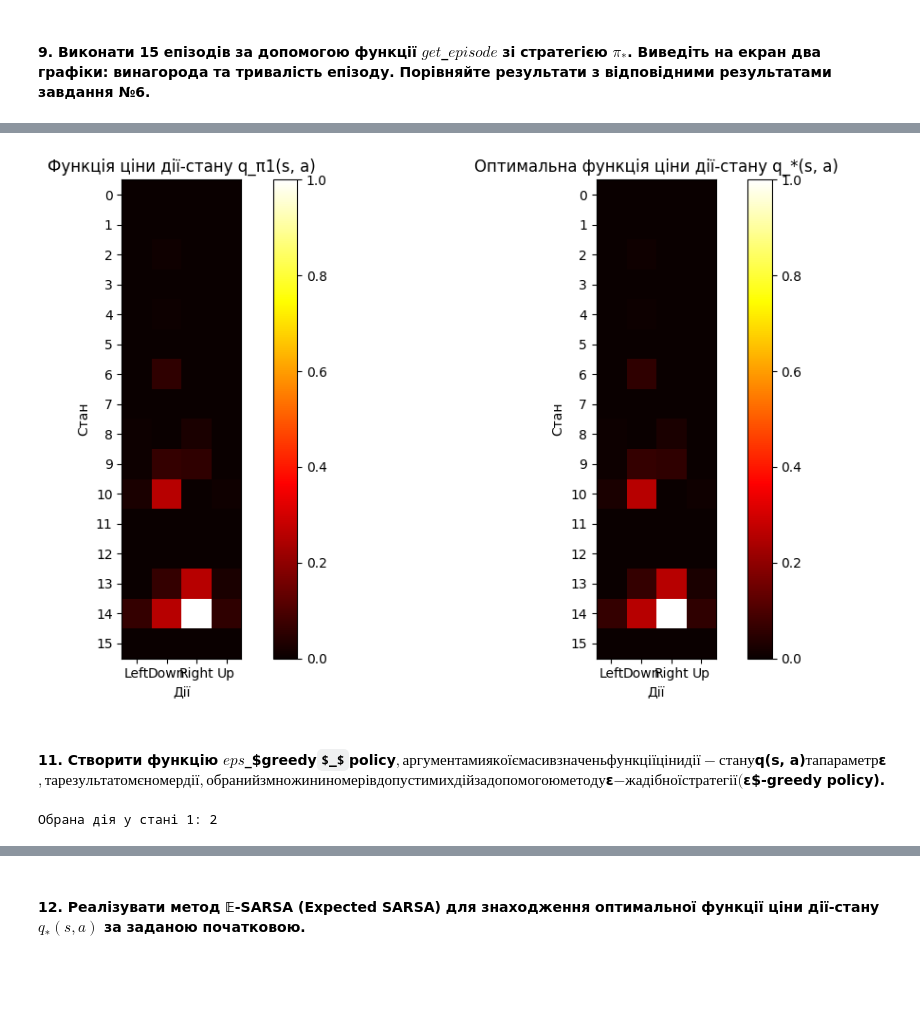
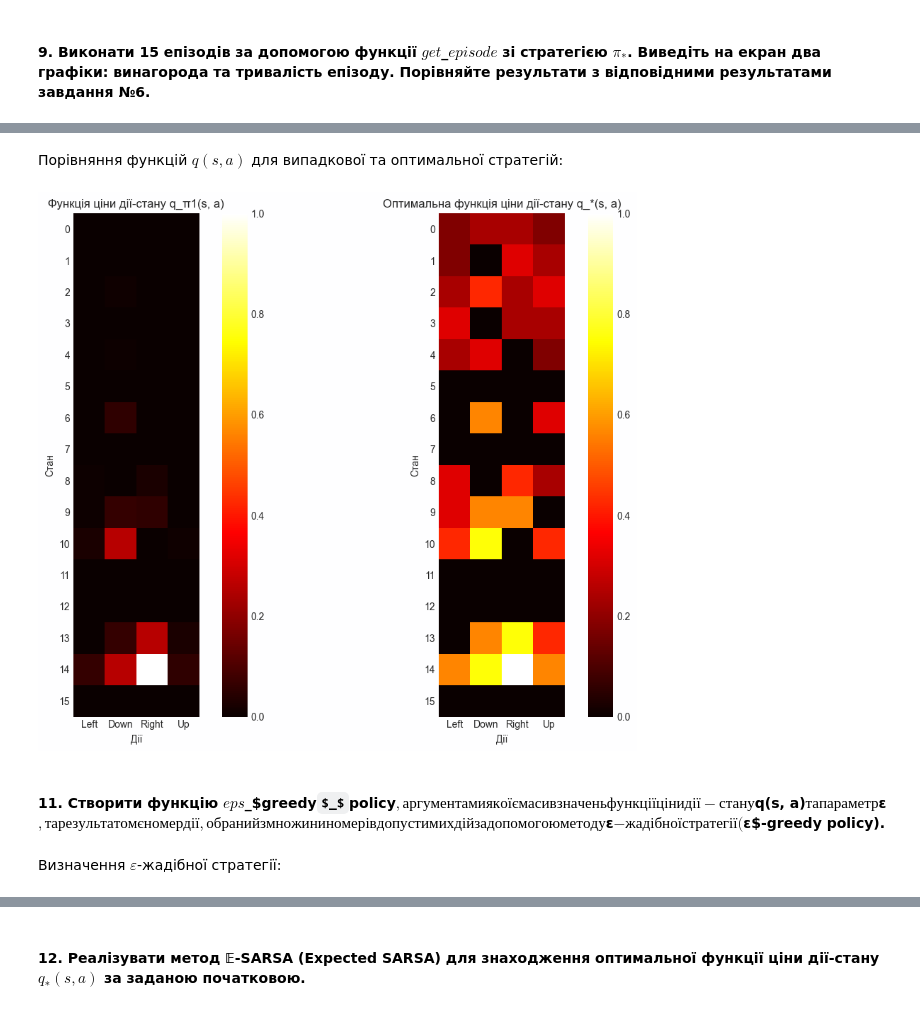
Before and after one commit to soneurotic/DeepRL_lab1, a Jupyter notebook: lab1.ipynb, the cells around one changed output, grey strips where cells are left out. Cells and saved outputs as stored; diff of their text form; code cells hidden in the pictures; some formulas as TeX source; blank space fills up the shorter version.

```diff
--- a/lab1.ipynb
+++ b/lab1.ipynb
@@ -221,5 +378,3 @@ def equiprobable(env):
 # %%
-# Викликаємо функцію equiprobable для випадкового вибору дії
-random_action = equiprobable(env)
-print("Випадково вибрана дія:", random_action)
+for _ in range(4): print("Випадково вибрана дія:", equiprobable(env))
 # %% [output]
@@ -396,0 +608,3 @@ print(optimal_policy.reshape((4, 4)))
+# %%
+# Оцінка функції ціни стану для випадкової стратегії π_1 з пункту 2 (результат з policy_evaluation)
+V_random_policy = policy_evaluation(env, policy, output=False)
@@ -396,0 +622,3 @@ print(optimal_policy.reshape((4, 4)))
+# %%
+# Використовуємо метод Ітерації ціни для знаходження оптимальної стратегії та функції ціни стану
+V_optimal, optimal_policy = value_iteration(env, V_initial=V_random_policy)
@@ -554,0 +742,2 @@ plt.show()
+# %%
+optimal_q_values = compute_optimal_q_values(env, V_optimal)
@@ -555,53 +767,29 @@ plt.show()
+# %% [markdown]
+Порівняння функцій $q(s, a)$ для випадкової та оптимальної стратегій:
 # %%
-# Порівняння функцій q(s, a) для випадкової та оптимальної стратегій
 q_values_random_policy = compute_q_values(env, V_random_policy)  # Значення для випадкової стратегії (з завдання №3)
 
-plt.figure(figsize=(12, 6))
+q_vals = [q_values_random_policy, optimal_q_values]
+policies = ['q_π1(s, a)', 'q_*(s, a)']
 
-# Теплова карта для q_π1 (випадкова стратегія)
-plt.subplot(1, 2, 1)
-plt.imshow(q_values_random_policy, cmap='hot', interpolation='nearest')
-plt.colorbar()
-plt.title("Функція ціни дії-стану q_π1(s, a)")
-plt.xlabel("Дії")
-plt.ylabel("Стан")
-plt.xticks(np.arange(env.action_space.n), ['Left', 'Down', 'Right', 'Up'])
-plt.yticks(np.arange(env.observation_space.n))
+plt.figure(figsize=(12, 8))
 
-# Теплова карта для q_*(оптимальна стратегія)
-plt.subplot(1, 2, 2)
-plt.imshow(optimal_q_values, cmap='hot', interpolation='nearest')
-plt.colorbar()
-plt.title("Оптимальна функція ціни дії-стану q_*(s, a)")
-plt.xlabel("Дії")
-plt.ylabel("Стан")
-plt.xticks(np.arange(env.action_space.n), ['Left', 'Down', 'Right', 'Up'])
-plt.yticks(np.arange(env.observation_space.n))
+for i in range(2):
+    plt.subplot(1, 2, i+1)
+    plt.imshow(q_vals[i], cmap='hot', interpolation='nearest')
+    plt.colorbar()
+    plt.title(f"{['Функція', 'Оптимальна функція'][i]} ціни дії-стану {policies[i]}")
+    plt.xlabel("Дії")
+    plt.ylabel("Стан")
+    plt.xticks(np.arange(env.action_space.n), ['Left', 'Down', 'Right', 'Up'])
+    plt.yticks(np.arange(env.observation_space.n))
+    plt.grid(False)
 
 plt.tight_layout()
 plt.show()
 # %% [output]
-[figure, old version]
+[figure, new version]
 # %% [markdown]
 #### 11. Створити функцію $eps$_\$greedy$_$policy$, аргументами якої є масив значень функції ціни дії-стану $q(s, a)$ та параметр $ε$, та результатом є номер дії, обраний з множини номерів допустимих дій за допомогою методу $ε$-жадібної стратегії ($ε$-greedy policy).
-# %%
-# Реалізація ε-жадібної стратегії
-def eps_greedy_policy(q_values, state, epsilon):
-    if np.random.rand() < epsilon:
-        return np.random.randint(len(q_values[state]))  # Випадковий вибір дії
-    else:
-        return np.argmax(q_values[state])  # Вибір дії з максимальним Q-значенням
-
-# Приклад використання
-epsilon = 0.1  # Параметр ε
-q_values = np.array([[0, 1, 0, 0],  # Q-значення для стану 0
-                     [0, 0, 1, 0],  # Q-значення для стану 1
-                     [1, 0, 0, 0],  # Q-значення для стану 2
-                     [0, 0, 0, 1]]) # Q-значення для стану 3
-state = 1  # Поточний стан агента
-
-# Використовуємо ε-жадібну політику для вибору дії у стані 1
-action = eps_greedy_policy(q_values, state, epsilon)
-print(f"Обрана дія у стані {state}: {action}")
-# %% [output]
-Обрана дія у стані 1: 2
+# %% [markdown]
+Визначення $ε$-жадібної стратегії:
```
Also changed, not shown: parts of 133 cells of this notebook.
